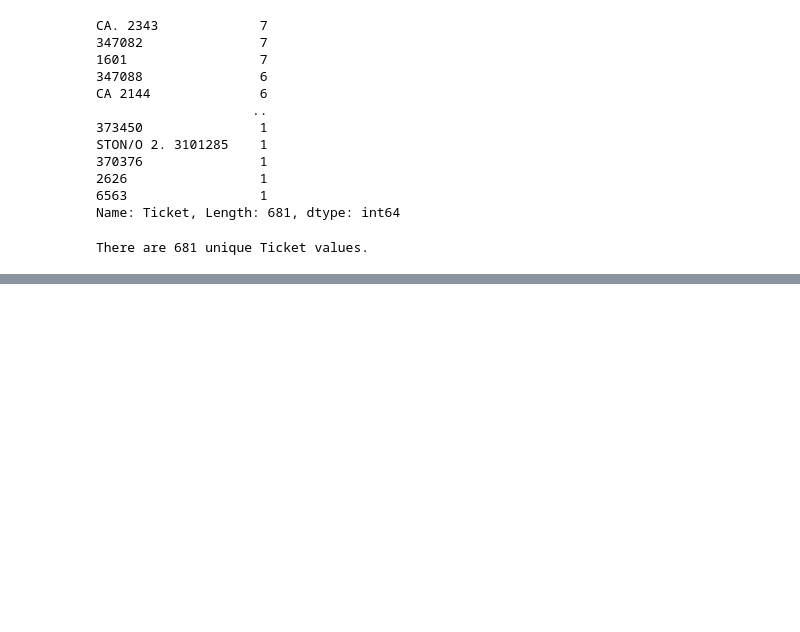
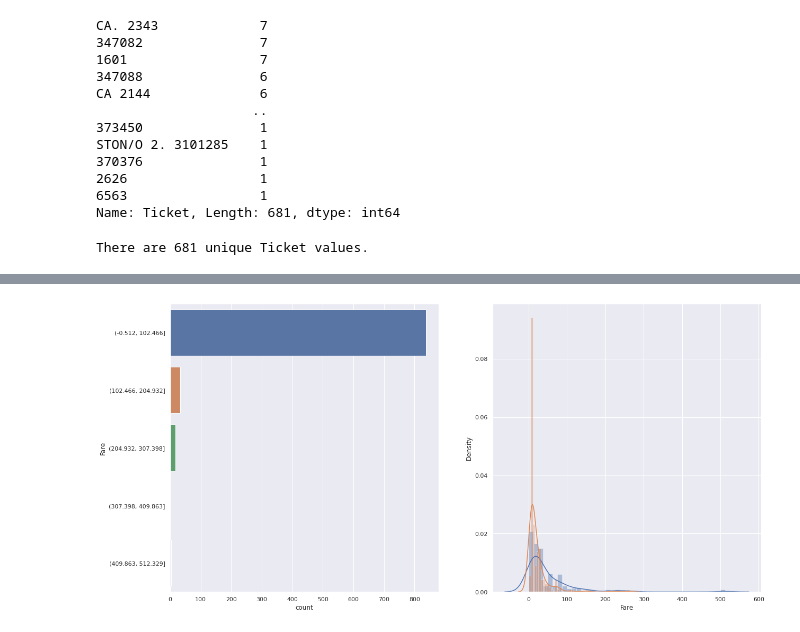
Before and after one commit to VallabhK/TitanicKaggle, a Jupyter notebook: Titanic_MLfromDisaster.ipynb, the cells around one changed output, grey strips where cells are left out. Saved outputs shown, nothing was run; the diff lists cells and outputs as text; code cells hidden in the pictures; blank space fills up the shorter version.

```diff
--- a/Titanic_MLfromDisaster.ipynb
+++ b/Titanic_MLfromDisaster.ipynb
@@ -390,0 +405,5 @@ There are 681 unique Ticket values.
+# %%
+#Let's add fare to the continuous sub data frame
+# Add Fare to sub dataframes
+df_con['Fare'] = train['Fare']
+df_bin['Fare'] = pd.cut(train['Fare'], bins=5) # discretised
@@ -390,0 +419,9 @@ There are 681 unique Ticket values.
+# %%
+plot_count_dist(data=train,
+                bin_df=df_bin,
+                label_column='Survived',
+                target_column='Fare',
+                figsize=(20,10),
+                use_bin_df=True)
+# %% [output]
+[figure, added]
```
Also changed, not shown: parts of 4 cells of this notebook.
